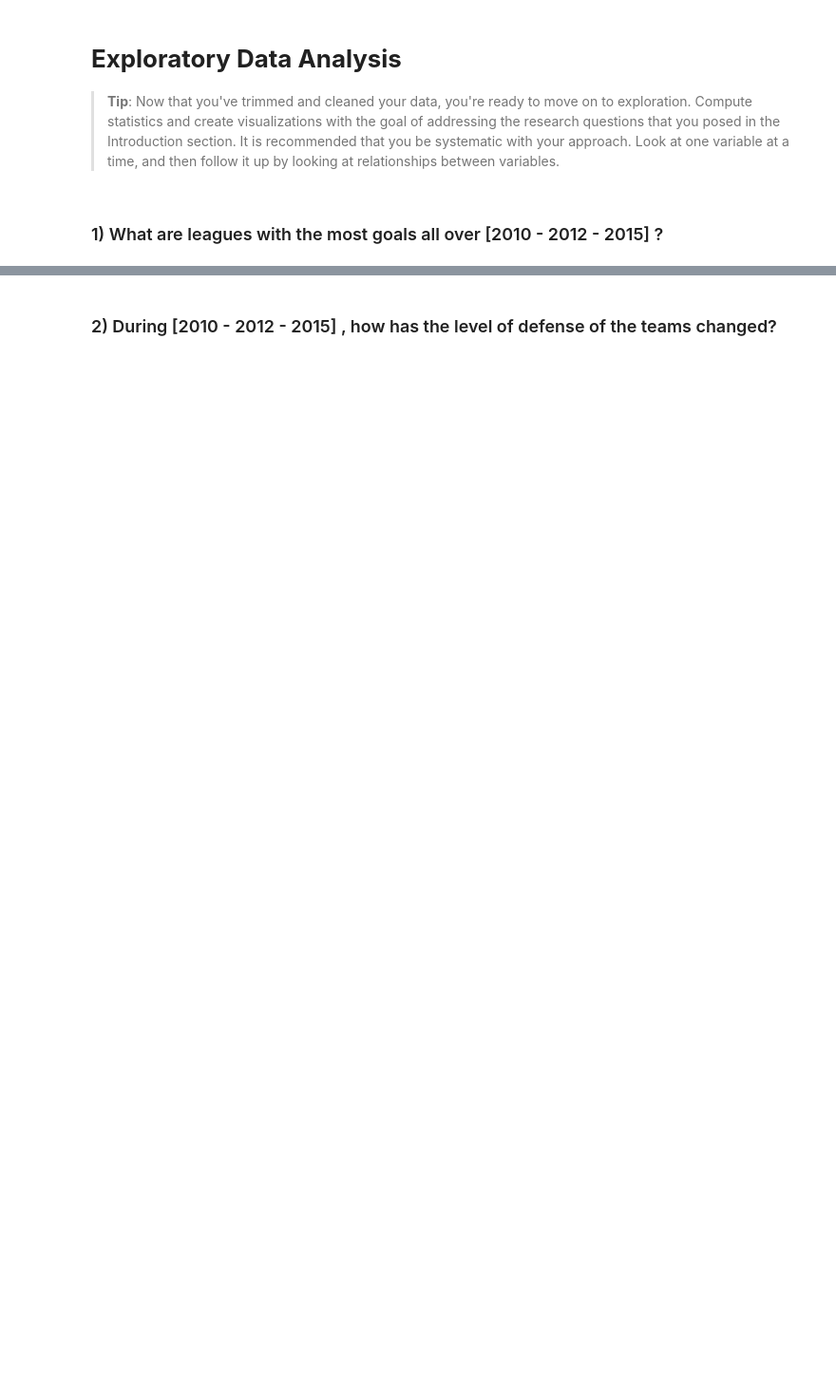
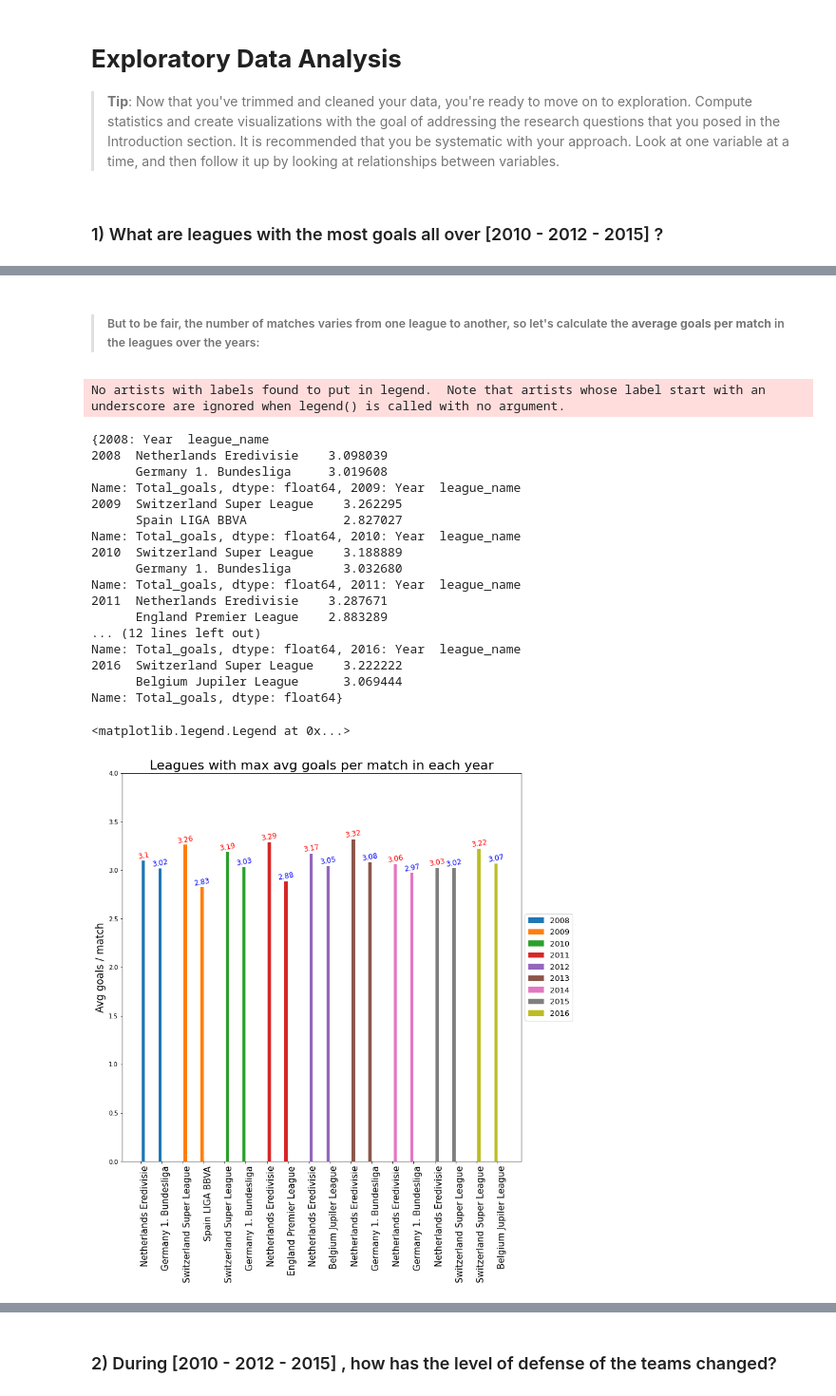
Before and after one commit to mo7amed7assan1911/European-Soccer-Data-Analysis, a Jupyter notebook: investigate-a-dataset-template.ipynb, the cells around one changed output, grey strips where cells are left out. Shown at 95% size. Saved outputs shown, nothing was run; the diff lists cells and outputs as text; code cells hidden in the pictures; blank space fills up the shorter version.

```diff
--- a/investigate-a-dataset-template.ipynb
+++ b/investigate-a-dataset-template.ipynb
@@ -702,0 +498,64 @@ plt.xticks([3, 22, 41], [2010, 2012, 2015], rotation=390, fontsize=12)
+# %% [markdown]
+> ##### But to be fair, the number of matches varies from one league to another, so let's calculate the **average goals per match** in the leagues over the years:
+# %%
+leagus_avg_goals = Match_League_Country.groupby(['Year', 'league_name']).mean()
+df = {}
+years = np.arange(2008, 2017)
+
+# making a dicitonary saves the most 2 leagues has goals in each ear.
+for i in range(len(years)):
+    df[years[i]] = leagus_avg_goals.query(f'Year == {years[i]}')['Total_goals'].nlargest(2)
+
+
+print(df)
+
+fig, ax = plt.subplots(figsize=(12, 12))
+x = 0
+# plotting bars
+for year in years:
+    plt.bar(np.arange(0, 8, 4) + x ,df[year].values)
+
+    # typing each maximum goal for each league
+    plt.text(0 + x, df[year].values[0] , round(df[year].values[0], 2), ha='center', va='bottom' , fontsize=12,  color='r', rotation='10')
+    plt.text(4 + x, df[year].values[1] , round(df[year].values[1], 2), ha='center', va='bottom',fontsize=12, color='b', rotation='10')
+
+    # splitting betweeen the years
+    x += 10
+
+
+# getting the names of the leagues to use it in plt.xlabels of plt.set_xticks.
+names = []
+for i in range(len(years)):
+    names.append(df[years[i]].index[0][1])
+    names.append(df[years[i]].index[1][1])
+
+# typing on the x-axis
+ax.set_ylabel('Avg goals / match', fontsize=17)
+ax.set_title('Leagues with max avg goals per match in each year', fontsize=22)
+ax.set_xticks(np.arange(0, 180/2, 5) - 0.6  ,names, rotation=90,minor=False,ha='left', fontsize=15)
+
+ax.legend()
+plt.xlim(-5, 90)
+plt.ylim(0, 4)
+plt.legend(np.arange(2008, 2017), loc='center left', bbox_to_anchor=(1, 0.5), fontsize=13, prop={'size': 13})
+# %% [output]
+No artists with labels found to put in legend.  Note that artists whose label start with an underscore are ignored when legend() is called with no argument.
+{2008: Year  league_name
+2008  Netherlands Eredivisie    3.098039
+      Germany 1. Bundesliga     3.019608
+Name: Total_goals, dtype: float64, 2009: Year  league_name
+2009  Switzerland Super League    3.262295
+      Spain LIGA BBVA             2.827027
+Name: Total_goals, dtype: float64, 2010: Year  league_name
+2010  Switzerland Super League    3.188889
+      Germany 1. Bundesliga       3.032680
+Name: Total_goals, dtype: float64, 2011: Year  league_name
+2011  Netherlands Eredivisie    3.287671
+      England Premier League    2.883289
+... (12 lines left out)
+Name: Total_goals, dtype: float64, 2016: Year  league_name
+2016  Switzerland Super League    3.222222
+      Belgium Jupiler League      3.069444
+Name: Total_goals, dtype: float64}
+<matplotlib.legend.Legend at 0x...>
+[figure, added]
```
Also changed, not shown: parts of 42 cells of this notebook.
